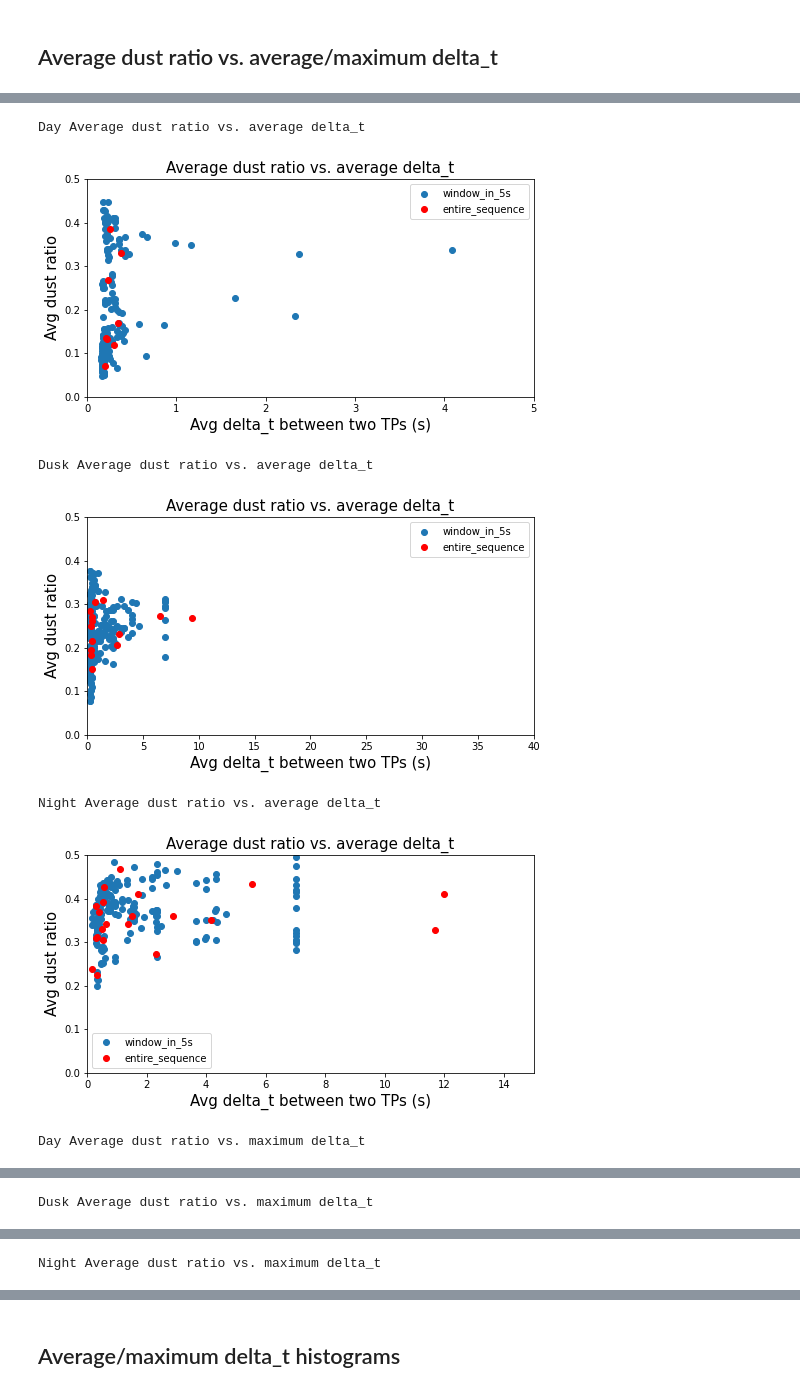
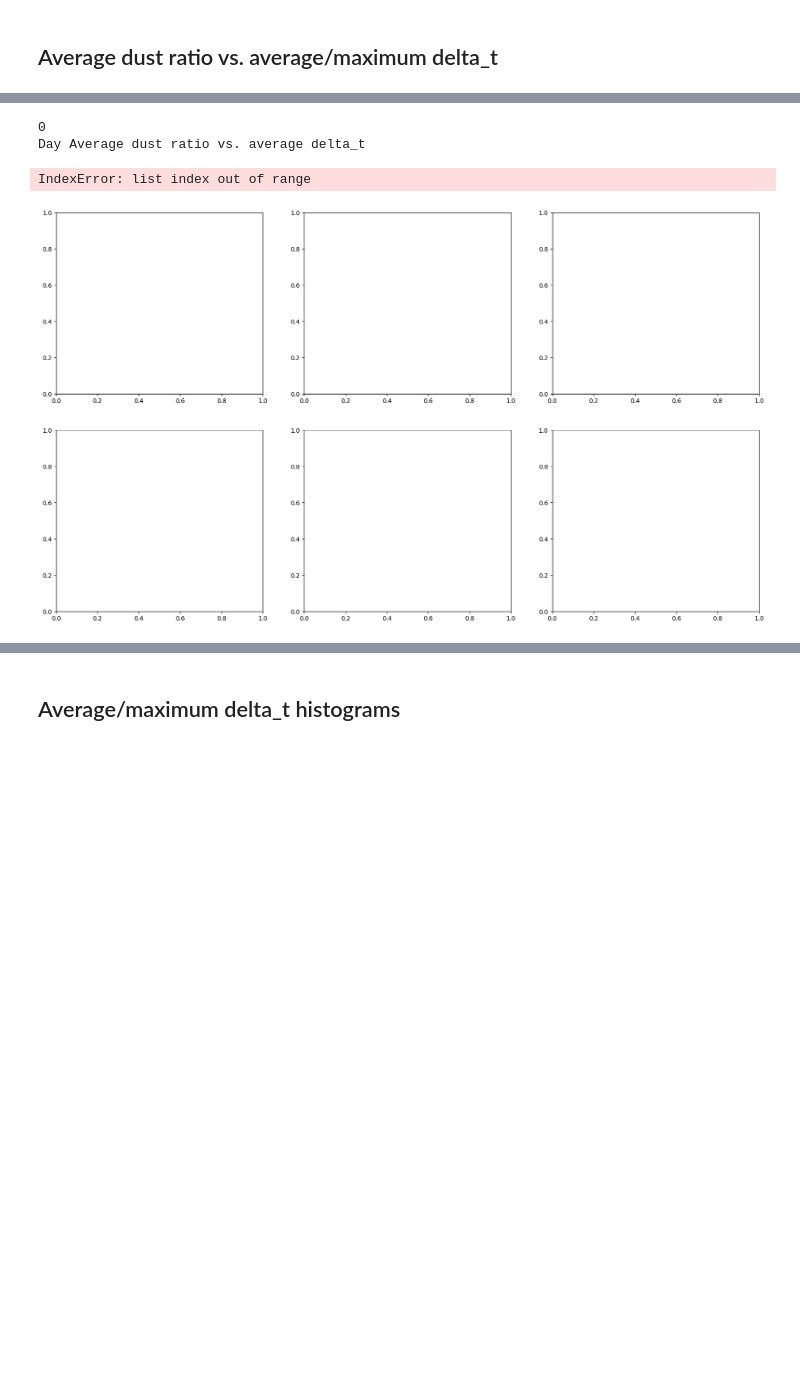
Before and after one commit to Alex17Li/scripts, a Jupyter notebook: notebooks/li_dust_analysis_metrics.ipynb, the cells around one changed output, grey strips where cells are left out. Drawn from its saved outputs; the diff is of its cells as text; code cells hidden in the pictures; blank space fills up the shorter version.

```diff
--- a/notebooks/li_dust_analysis_metrics.ipynb
+++ b/notebooks/li_dust_analysis_metrics.ipynb
@@ -57,6 +64,7 @@ def merge_meta_with_pred(master_df, label_df, unlabeled_pred_df, labeled_pred_df
     df['datehm'] = df.collected_on.apply(lambda x:str(x)[:16])
     print('final_df', df.shape)
     print('# TPs', len(df[df.state == 'true_positive']), '# Positives', len(df[(df.state == 'true_positive') | (df.state == 'false_negative')]))
+    df['speed'] = master_df.apply(get_speed, axis=1)
 
     return df
 # %% [markdown]
@@ -441,2 +474,16 @@ day_dict.keys(), dusk_dict.keys(), night_dict.keys()
 # %% [markdown]
 ## Average dust ratio vs. average/maximum delta_t
+# %%
+from functools import partial
+
+
+avg_dust_ratios = []
+# states_list[i][f'avg_dust_ratio_{camera}{window}'][0] for collected_on, states_list in partial_dict.items() if states_list[i][f'avg_dust_ratio_{camera}{window}']]
+avg_delta_ts = []
+# states_list[i][f'avg_delta_t_{camera}{window}'][0] for collected_on, states_list in partial_dict.items() if states_list[i][f'avg_delta_t_{camera}{window}']]
+max_delta_ts = []
+# states_list[i][f'max_delta_t_{camera}{window}'][0] for collected_on, states_list in partial_dict.items() if states_list[i][f'max_delta_t_{camera}{window}']]
+for collected_on, states_list in partial_dict.items():
+    print(f"length of states list {len(states_list)}")
+    print(states_list[0].keys())
+    print(states_list[0][f'avg_dust_ratio_rear_side'])
@@ -443,65 +494,68 @@ day_dict.keys(), dusk_dict.keys(), night_dict.keys()
 # %%
 states_dicts = {'Day': day_dict, 'Dusk': dusk_dict, 'Night': night_dict}
 i_list, cameras, windows = [0,], ['rear_side'], ['_5s', '']
-i = 0  # 0 for TPs, 1 for TPs and FNs
+i = 1  # 0 for TPs, 1 for TPs and FNs
 i_states = ['TP', 'TPFN']
 camera = 'rear_side'  # rear, side, rear_side
 
 xrange = {'Day':5, 'Dusk':40, 'Night':15}
-for t, partial_dict in states_dicts.items():
+
+fig, axarr = plt.subplots(2, 3, figsize=(21, 12))
+
+for ind, (t, partial_dict) in enumerate(states_dicts.items()):
+    print(ind)
+    ax = axarr[0][ind]
     print(t, 'Average dust ratio vs. average delta_t')
-    plt.figure(1, figsize=(8, 4))
+    # plt.figure(1, figsize=(8, 4))
     for window in windows:
         avg_dust_ratios = [states_list[i][f'avg_dust_ratio_{camera}{window}'][0] for collected_on, states_list in partial_dict.items() if states_list[i][f'avg_dust_ratio_{camera}{window}']]
         avg_delta_ts = [states_list[i][f'avg_delta_t_{camera}{window}'][0] for collected_on, states_list in partial_dict.items() if states_list[i][f'avg_delta_t_{camera}{window}']]
         max_delta_ts = [states_list[i][f'max_delta_t_{camera}{window}'][0] for collected_on, states_list in partial_dict.items() if states_list[i][f'max_delta_t_{camera}{window}']]
         if isinstance(avg_dust_ratios[0], list):
             avg_dust_ratios = [item for sublist in avg_dust_ratios for item in sublist]
             avg_delta_ts = [item for sublist in avg_delta_ts for item in sublist]
             max_delta_ts = [item for sublist in max_delta_ts for item in sublist]
         if window == '':
-            plt.scatter(avg_delta_ts, avg_dust_ratios, c='red', label='entire_sequence')
+            ax.scatter(avg_delta_ts, avg_dust_ratios, c='red', label='entire_sequence')
         else:
-            plt.scatter(avg_delta_ts, avg_dust_ratios, label='window_in'+window)
-    plt.title('Average dust ratio vs. average delta_t', fontsize=15)
-    plt.xlabel(f'Avg delta_t between two {i_states[i]}s (s)', fontsize=15)
-    plt.ylabel('Avg dust ratio', fontsize=15)
-    plt.xlim([0,xrange[t]])
-    plt.ylim([0,0.5])
-    plt.legend()
-    plt.show()
+            ax.scatter(avg_delta_ts, avg_dust_ratios, label='window_in'+window)
+    ax.set_xlabel(f'Avg delta_t between two {i_states[i]}s (s)', fontsize=15)
+    ax.set_ylabel('Avg dust ratio', fontsize=15)
+    ax.set_title(f'Average dust ratio vs. average delta_t {t}', fontsize=15)
+    ax.set_xlim([0,xrange[t]])
+    ax.set_ylim([0,0.5])
+    ax.legend()
+    # plt.show()
 #     plt.savefig(os.path.join(plot_dir, plot_name+'__avg_dust_ratio_vs_avg_delta_t'), transparent=False)
 #     plt.close()
 
-for t, partial_dict in states_dicts.items():
+for ind, (t, partial_dict) in enumerate(states_dicts.items()):
+    ax = axarr[1][ind]
     print(t, 'Average dust ratio vs. maximum delta_t')
-    plt.figure(1, figsize=(8, 4))
+    # plt.figure(1, figsize=(8, 4))
     for window in windows:
         avg_dust_ratios = [states_list[i][f'avg_dust_ratio_{camera}{window}'][0] for collected_on, states_list in partial_dict.items() if states_list[i][f'avg_dust_ratio_{camera}{window}']]
         avg_delta_ts = [states_list[i][f'avg_delta_t_{camera}{window}'][0] for collected_on, states_list in partial_dict.items() if states_list[i][f'avg_delta_t_{camera}{window}']]
         max_delta_ts = [states_list[i][f'max_delta_t_{camera}{window}'][0] for collected_on, states_list in partial_dict.items() if states_list[i][f'max_delta_t_{camera}{window}']]
         if isinstance(avg_dust_ratios[0], list):
             avg_dust_ratios = [item for sublist in avg_dust_ratios for item in sublist]
             avg_delta_ts = [item for sublist in avg_delta_ts for item in sublist]
             max_delta_ts = [item for sublist in max_delta_ts for item in sublist]
         if window == '':
-            plt.scatter(max_delta_ts, avg_dust_ratios, c='red', label='entire_sequence')
+            ax.scatter(max_delta_ts, avg_dust_ratios, c='red', label='entire_sequence')
         else:
-            plt.scatter(max_delta_ts, avg_dust_ratios, label='window_in'+window)
-    plt.title('Average dust ratio vs. maximum delta_t', fontsize=15)
-    plt.xlabel(f'Max delta_t between two {i_states[i]}s (s)', fontsize=15)
-    plt.ylabel('Avg dust ratio', fontsize=15)
-    plt.xlim([0,xrange[t]])
-    plt.ylim([0,0.5])
-    plt.legend()
-    plt.show()
+            ax.scatter(max_delta_ts, avg_dust_ratios, label='window_in'+window)
+    ax.set_title(f'Average dust ratio vs. maximum delta_t {t}', fontsize=15)
+    ax.set_xlabel(f'Max delta_t between two {i_states[i]}s (s)', fontsize=15)
+    ax.set_ylabel('Avg dust ratio', fontsize=15)
+    ax.set_xlim([0,xrange[t]])
+    ax.set_ylim([0,0.5])
+    ax.legend()
+    # plt.show()
 #     plt.savefig(os.path.join(plot_dir, plot_name+'__avg_dust_ratio_vs_max_delta_t'), transparent=False)
 #     plt.close()
 # %% [output]
+0
 Day Average dust ratio vs. average delta_t
+IndexError: list index out of range
-[figure, old version]
+[figure, new version]
-Dusk Average dust ratio vs. average delta_t
-[figure, removed]
-Night Average dust ratio vs. average delta_t
-[figure, removed]
-Day Average dust ratio vs. maximum delta_t
@@ -509 +561,0 @@ Day Average dust ratio vs. maximum delta_t
-Dusk Average dust ratio vs. maximum delta_t
@@ -511 +561,0 @@ Dusk Average dust ratio vs. maximum delta_t
-Night Average dust ratio vs. maximum delta_t
```
Also changed, not shown: parts of 16 cells of this notebook, 13 other files.
